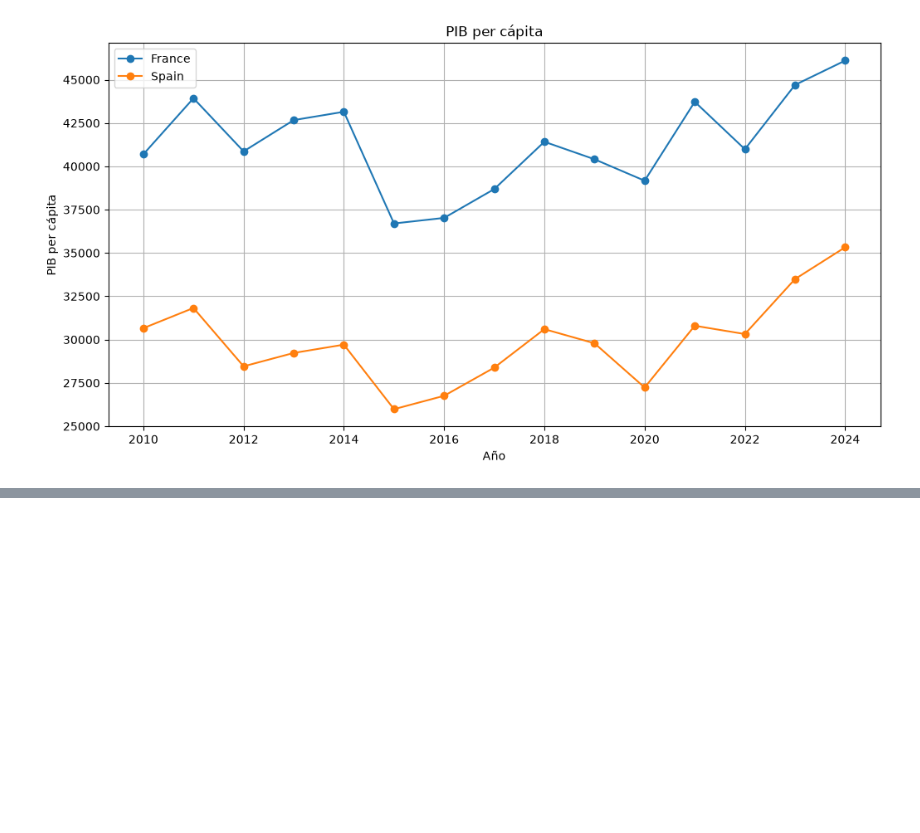
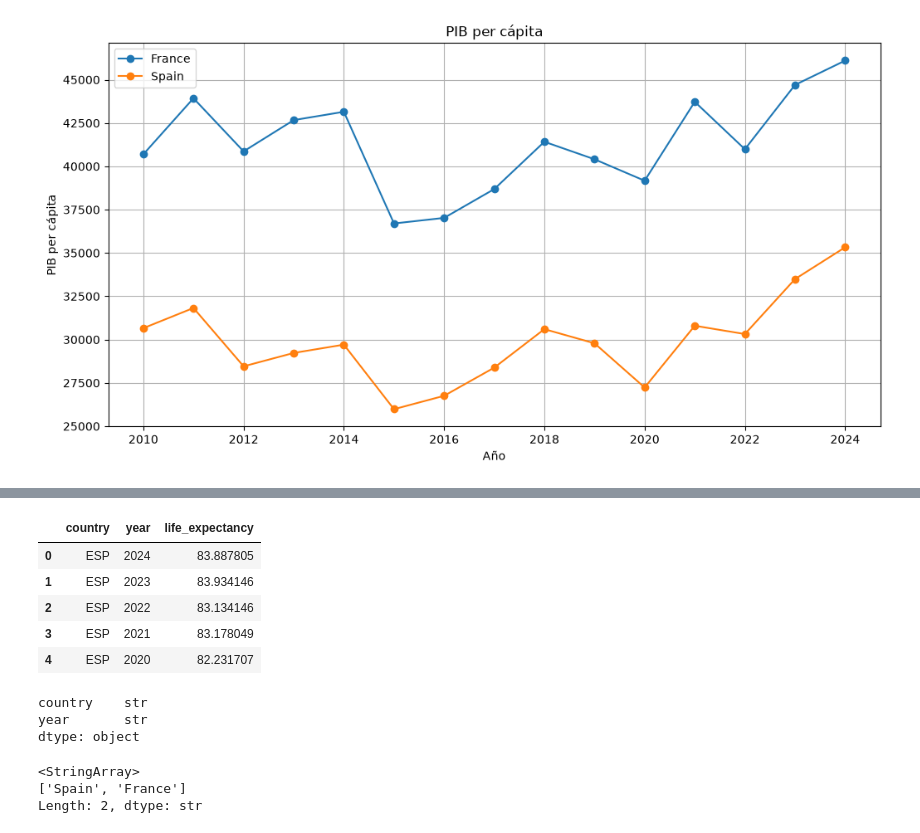
Before and after one commit to sergiocaceresbas/interacting-with-api-python-project-tutorial, a Jupyter notebook: src/explore.ipynb, the cells around one changed output, grey strips where cells are left out. Cells and saved outputs as stored; diff of their text form; code cells hidden in the pictures; blank space fills up the shorter version.

```diff
--- a/src/explore.ipynb
+++ b/src/explore.ipynb
@@ -300,0 +333,30 @@ plt.show()
+# %%
+df_vida_limpio = df_vida[["countryiso3code", "date", "value"]].copy()  # Me quedo solo con el país, el año y la esperanza de vida
+
+df_vida_limpio.columns = ["country", "year", "life_expectancy"]  # Cambio los nombres técnicos por nombres más claros
+
+df_vida_limpio.head()  # Compruebo las cinco primeras filas de la tabla limpia , (hemos limpiado a los datos q necesitamos)
+# %% [output]
+|  | country | year | life_expectancy |
+| 0 | ESP | 2024 | 83.887805 |
+| 1 | ESP | 2023 | 83.934146 |
+| 2 | ESP | 2022 | 83.134146 |
+| 3 | ESP | 2021 | 83.178049 |
+| 4 | ESP | 2020 | 82.231707 |
+# %%
+df_vida_limpio[["country", "year"]].dtypes  # Compruebo el tipo de las columnas de la tabla de esperanza de vida
+# %% [output]
+country    str
+year       str
+dtype: object
+# %%
+df_vida_limpio["country"] = df_vida_limpio["country"].replace({
+    "ESP": "Spain",
+    "FRA": "France"
+})  # Cambio los códigos por los mismos nombres que usa la tabla del PIB
+
+df_vida_limpio["country"].unique()  # Compruebo que ahora aparecen Spain y France
+# %% [output]
+<StringArray>
+['Spain', 'France']
+Length: 2, dtype: str
```
Also changed, not shown: parts of 10 cells of this notebook.
